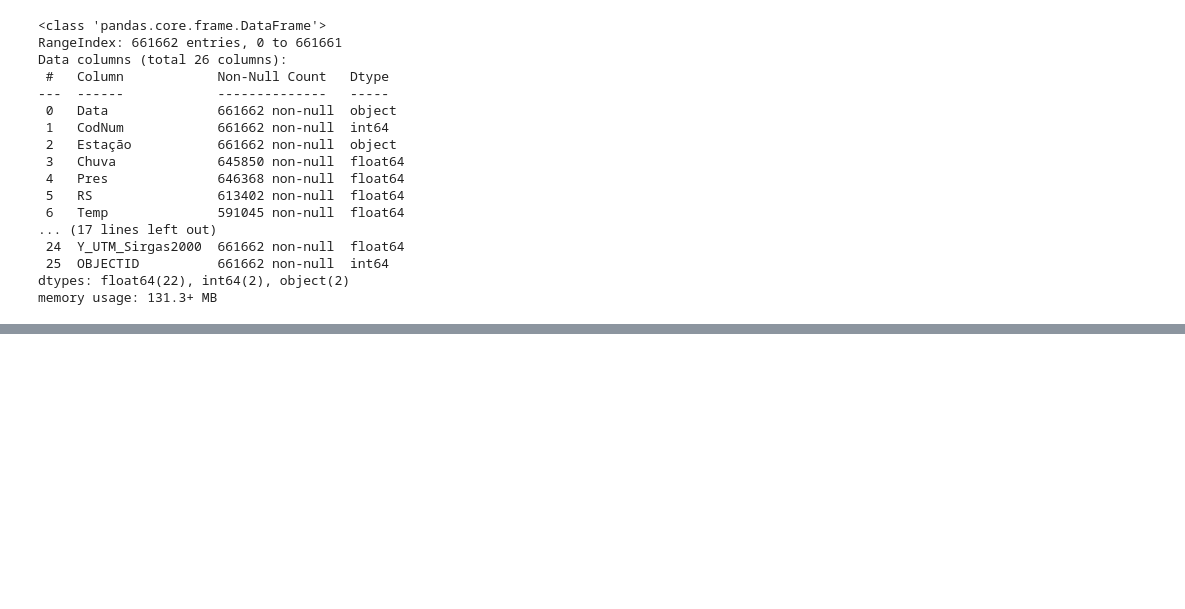
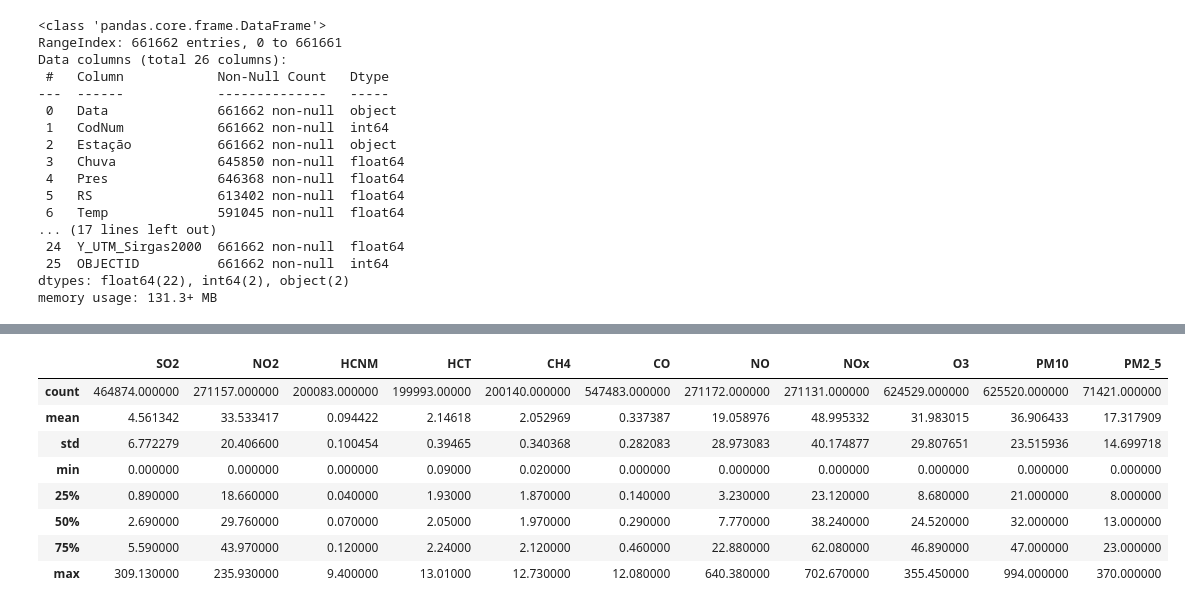
Before and after one commit to lucasmoschen/machine-learning-project, a Jupyter notebook: notebooks/eda.ipynb, the cells around one changed output, grey strips where cells are left out. Saved outputs shown, nothing was run; the diff lists cells and outputs as text; code cells hidden in the pictures; blank space fills up the shorter version.

```diff
--- a/notebooks/eda.ipynb
+++ b/notebooks/eda.ipynb
@@ -38,0 +106,12 @@ memory usage: 131.3+ MB
+# %%
+air_data[['SO2', 'NO2', 'HCNM', 'HCT', 'CH4', 'CO', 'NO', 'NOx', 'O3', 'PM10', 'PM2_5']].describe()
+# %% [output]
+|  | SO2 | NO2 | HCNM | HCT | CH4 | CO | NO | NOx | O3 | PM10 | PM2_5 |
+| count | 464874.000000 | 271157.000000 | 200083.000000 | 199993.00000 | 200140.000000 | 547483.000000 | 271172.000000 | 271131.000000 | 624529.000000 | 625520.000000 | 71421.000000 |
+| mean | 4.561342 | 33.533417 | 0.094422 | 2.14618 | 2.052969 | 0.337387 | 19.058976 | 48.995332 | 31.983015 | 36.906433 | 17.317909 |
+| std | 6.772279 | 20.406600 | 0.100454 | 0.39465 | 0.340368 | 0.282083 | 28.973083 | 40.174877 | 29.807651 | 23.515936 | 14.699718 |
+| min | 0.000000 | 0.000000 | 0.000000 | 0.09000 | 0.020000 | 0.000000 | 0.000000 | 0.000000 | 0.000000 | 0.000000 | 0.000000 |
+| 25% | 0.890000 | 18.660000 | 0.040000 | 1.93000 | 1.870000 | 0.140000 | 3.230000 | 23.120000 | 8.680000 | 21.000000 | 8.000000 |
+| 50% | 2.690000 | 29.760000 | 0.070000 | 2.05000 | 1.970000 | 0.290000 | 7.770000 | 38.240000 | 24.520000 | 32.000000 | 13.000000 |
+| 75% | 5.590000 | 43.970000 | 0.120000 | 2.24000 | 2.120000 | 0.460000 | 22.880000 | 62.080000 | 46.890000 | 47.000000 | 23.000000 |
+| max | 309.130000 | 235.930000 | 9.400000 | 13.01000 | 12.730000 | 12.080000 | 640.380000 | 702.670000 | 355.450000 | 994.000000 | 370.000000 |
```
Also changed, not shown: parts of 13 cells of this notebook.
